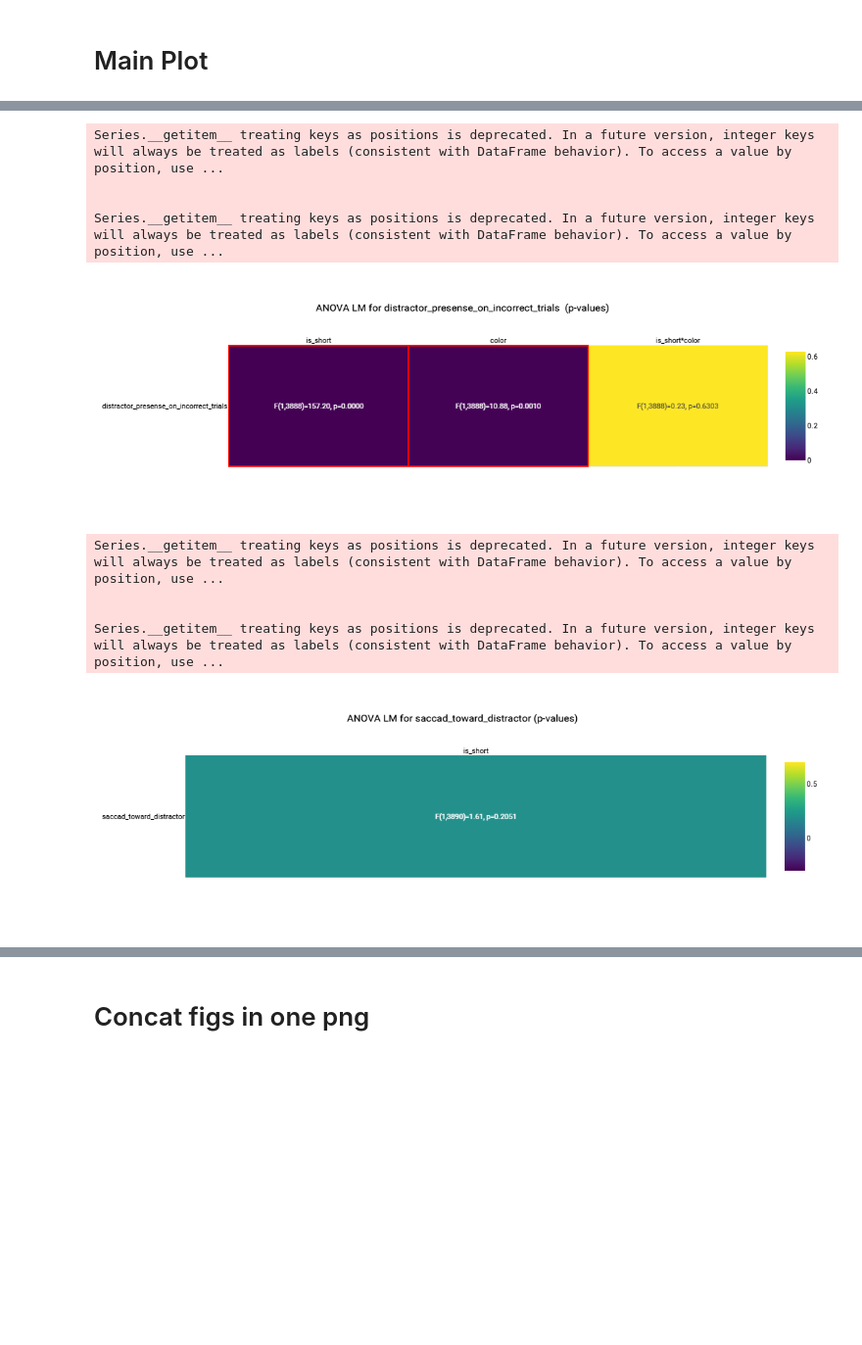
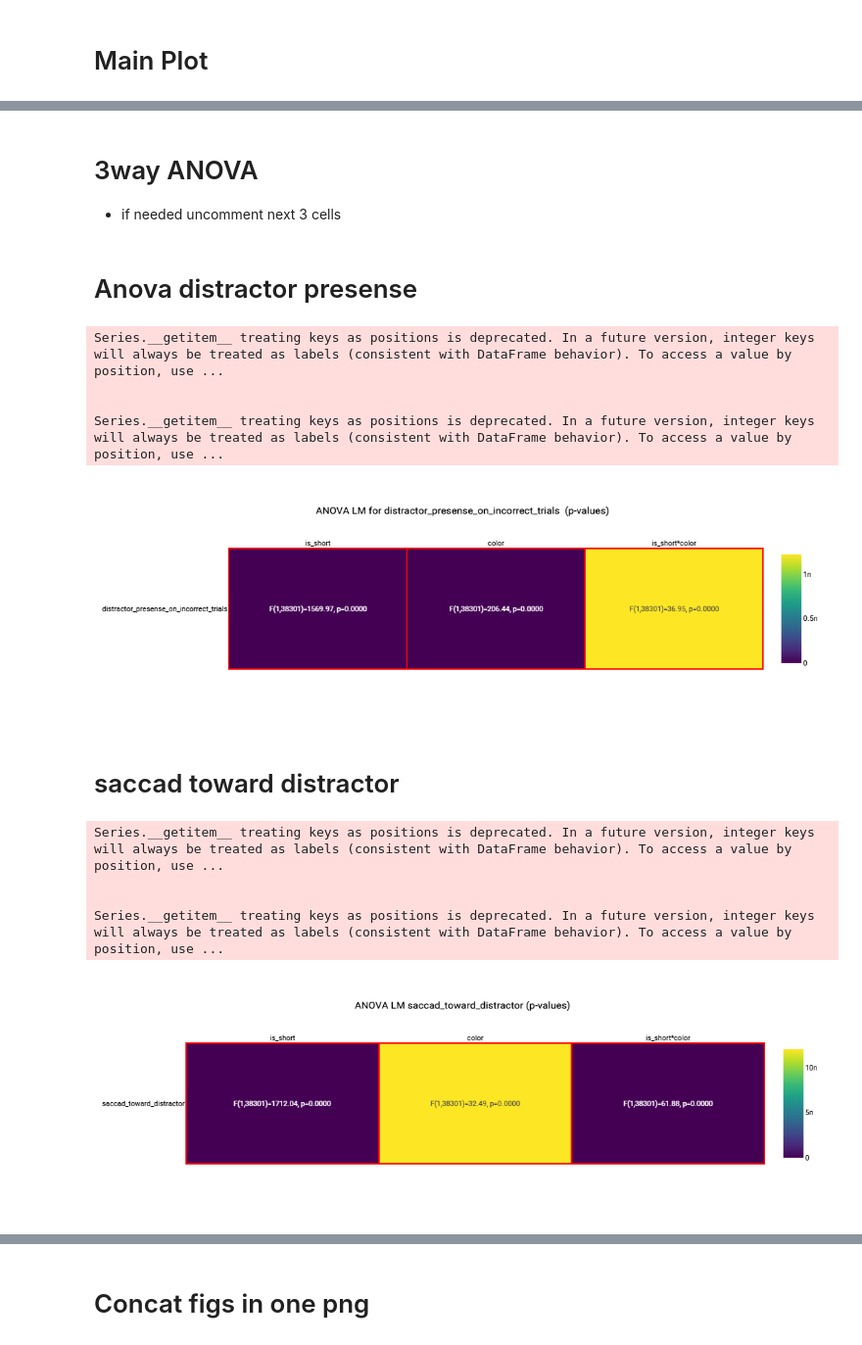
Before and after one commit to mitraZak/motsal, a Jupyter notebook: Motsal.ipynb, the cells around one changed output, grey strips where cells are left out. Shown at 98% size. Saved outputs shown, nothing was run; the diff lists cells and outputs as text; code cells hidden in the pictures; blank space fills up the shorter version.

Commit message:
add 3 way anova

```diff
--- a/Motsal.ipynb
+++ b/Motsal.ipynb
@@ -21,7 +22,7 @@ import plotly.io as pio
 ## Read files
 # %%
 import glob
-dir_files = glob.glob('all_data/close_test_15_all/*.csv', recursive=True)
+dir_files = glob.glob('all_data/****/**/*.csv', recursive=True)
 df = pd.concat((pd.read_csv(f, names = ["trial", "value", "time"]) for f in dir_files), ignore_index=True)
 df = df[df["trial"] != "EFW"] # EFW is duplicated randomly, hence we ignore it
 len(dir_files)
@@ -660,0 +591,3 @@ combined_results_df.to_csv('performance_posthoc.csv', index=True)
+# %% [markdown]
+# 3way ANOVA
+- if needed uncomment next 3 cells
@@ -661,13 +718,13 @@ combined_results_df.to_csv('performance_posthoc.csv', index=True)
+# %% [markdown]
+# Anova distractor presense
 # %%
 without_green_df = events_df[events_df['color'] != 'green']
 deps = ["distractor_presense_on_incorrect_trials"]
 #indeps = ["is_short" , "color", "color*is_short"]
 indeps = ["is_short" , "color", "is_short*color"]
 
-# Initialize lists to store formatted values for the report
 formatted_results = []
 
-# Calculate F-values and p-values for each dependent variable
 for dependent in deps:
     formula = f"{dependent} ~ C(color, Sum) * C(is_short, Sum)"
     res = ols(formula, data=without_green_df).fit()
@@ -675,28 +732,23 @@ for dependent in deps:
 
     # Extract degrees of freedom for each factor
     df1 = anova_table['df'][:-1]    # Between-groups df
-    df2 = anova_table['df'][-1]     # Error df (same for all)
+    df2 = anova_table['df'][-1]     # Error df
 
-    # Format each F-value with its corresponding df1 and df2
     formatted_dep = []
     for i, f_val in enumerate(anova_table['F'][:-1]):
         formatted_dep.append(f"F({int(df1[i])},{int(df2)})={f_val:.2f}, p={anova_table['PR(>F)'].values[i]:.4f}")
     formatted_results.append(formatted_dep)
 
-# Convert formatted_results to a DataFrame for display
 report_df = pd.DataFrame(formatted_results, index=deps, columns=indeps)
 
-# Convert p-values to a DataFrame and determine significance based on a p-value threshold
 p_values_df = pd.DataFrame([anova_table['PR(>F)'].values[:-1] for _ in deps], index=deps, columns=indeps)
 significance_df = (p_values_df < 0.06).astype(int)
 
-# Plot heatmap
 fig = px.imshow(p_values_df, title="ANOVA LM for distractor_presense_on_incorrect_trials  (p-values)", x=indeps, y=deps,
                 color_continuous_scale='Viridis', aspect="auto")
 fig.update_traces(text=report_df.values, texttemplate="%{text}", textfont_size=10)
 fig.update_xaxes(side="top")
 
-# Add red rectangles for significant effects
 for i, dep in enumerate(deps):
     for j, indep in enumerate(indeps):
         if significance_df.iloc[i, j] == 1:
@@ -705,7 +757,6 @@ for i, dep in enumerate(deps):
                           y0=i - 0.5, y1=i + 0.5,
                           line=dict(color="red", width=2))
 
-# Update layout
 fig.update_layout(
     title_x=0.5,
     font=my_font,
@@ -713,14 +764,12 @@ fig.update_layout(
 
 fig.show()
 anova_bytes = fig.to_image(format="png", width=1000, height=300)
-
-# Display report_df (formatted F-values and p-values)
 # display(report_df)
 # %% [output]
 Series.__getitem__ treating keys as positions is deprecated. In a future version, integer keys will always be treated as labels (consistent with DataFrame behavior). To access a value by position, use ...
 
 
 Series.__getitem__ treating keys as positions is deprecated. In a future version, integer keys will always be treated as labels (consistent with DataFrame behavior). To access a value by position, use ...
-[figure, old version]
+[figure, new version]
 # %%
 # if SIG
@@ -783,65 +823,69 @@ combined_results_df = pd.concat(results_dfs, ignore_index=True)
 # display(combined_results_df)
 combined_results_df.to_csv('distractor_presense_on_incorrect_trials_posthoc.csv', index=True)
+# %% [markdown]
+# saccad toward distractor
 # %%
-without_green_df = events_df[events_df['color'] != 'green']
+presence_df = events_df.copy()
+presence_df = presence_df[presence_df['color'] != 'green']
+# color_mapping = {
+#     "red": "green_red",
+#     "blue": "green_blue"}
+
+# presence_df['neutral_color'] = presence_df['color'].map(color_mapping)
+
+# display(presence_df)
+
 deps = ["saccad_toward_distractor"]
-indeps = ["is_short"]
+# indeps = ["is_short", "color", "neutral_color", "color*neutral_color", "is_short*color", "is_short*neutral_color", "is_short*neutral_color*color"]
+indeps = ["is_short", "color", "is_short*color"]
 
-# Initialize lists to store formatted values for the report
 formatted_results = []
 
-# Calculate F-values and p-values for each dependent variable
 for dependent in deps:
-    formula = f"{dependent} ~ C(is_short, Sum)"
-    res = ols(formula, data=without_green_df).fit()
+    # formula = f"{dependent} ~ C(color, Sum) * C(is_short, Sum) * C(neutral_color, Sum)"
+    formula = f"{dependent} ~ C(color, Sum) * C(is_short, Sum)"
+    res = ols(formula, data=presence_df).fit()
     anova_table = anova_lm(res)
 
-    # Extract degrees of freedom for each factor
     df1 = anova_table['df'][:-1]    # Between-groups df
-    df2 = anova_table['df'][-1]     # Error df (same for all)
+    df2 = anova_table['df'][-1]     # Error df
 
-    # Format each F-value with its corresponding df1 and df2
     formatted_dep = []
     for i, f_val in enumerate(anova_table['F'][:-1]):
         formatted_dep.append(f"F({int(df1[i])},{int(df2)})={f_val:.2f}, p={anova_table['PR(>F)'].values[i]:.4f}")
     formatted_results.append(formatted_dep)
 
-# Convert formatted_results to a DataFrame for display
 report_df = pd.DataFrame(formatted_results, index=deps, columns=indeps)
 
-# Convert p-values to a DataFrame and determine significance based on a p-value threshold
 p_values_df = pd.DataFrame([anova_table['PR(>F)'].values[:-1] for _ in deps], index=deps, columns=indeps)
 significance_df = (p_values_df < 0.05).astype(int)
 
-# Plot heatmap
-fig = px.imshow(p_values_df, title="ANOVA LM for saccad_toward_distractor (p-values)", x=indeps, y=deps,
+
+fig = px.imshow(p_values_df, title="ANOVA LM saccad_toward_distractor (p-values)", x=indeps, y=deps,
                 color_continuous_scale='Viridis', aspect="auto")
 fig.update_traces(text=report_df.values, texttemplate="%{text}", textfont_size=10)
 fig.update_xaxes(side="top")
 
-# Add red rectangles for significant effects
 for i, dep in enumerate(deps):
     for j, indep in enumerate(indeps):
         if significance_df.iloc[i, j] == 1:
             fig.add_shape(type="rect",
                           x0=j - 0.5, x1=j + 0.5,
                           y0=i - 0.5, y1=i + 0.5,
                           line=dict(color="red", width=2))
 
-# Update layout
+
 fig.update_layout(
     title_x=0.5,
     font=my_font,
 )
 
 fig.show()
 anova_bytes = fig.to_image(format="png", width=1000, height=300)
-
-# Display report_df (formatted F-values and p-values)
 # display(report_df)
 # %% [output]
 Series.__getitem__ treating keys as positions is deprecated. In a future version, integer keys will always be treated as labels (consistent with DataFrame behavior). To access a value by position, use ...
 
 
 Series.__getitem__ treating keys as positions is deprecated. In a future version, integer keys will always be treated as labels (consistent with DataFrame behavior). To access a value by position, use ...
-[figure, old version]
+[figure, new version]
```
Also changed, not shown: parts of 28 cells of this notebook.
